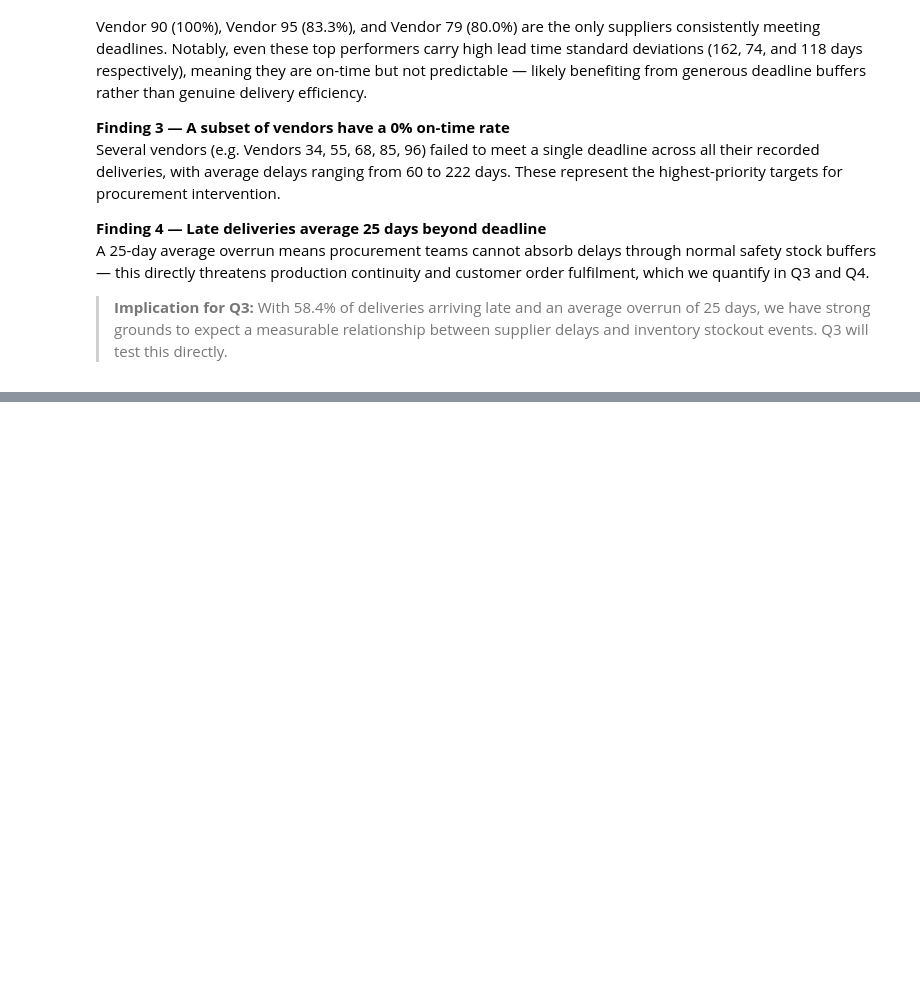
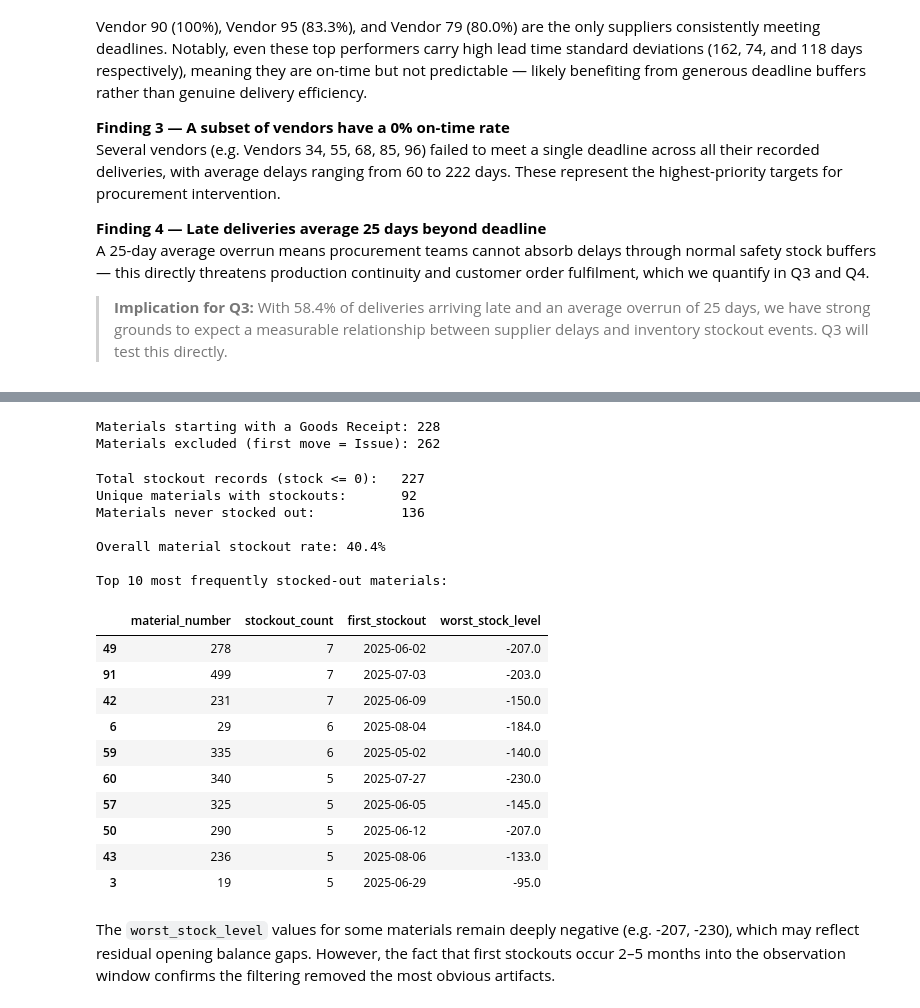
Before and after one commit to Muhammad-Umer-Riaz/data-analyst-portfolio, a Jupyter notebook: Supplier_Performance_Analysis/supplier_performance_analysis.ipynb, the cells around one changed output, grey strips where cells are left out. Cells and saved outputs as stored; diff of their text form; code cells hidden in the pictures; blank space fills up the shorter version.

```diff
--- a/Supplier_Performance_Analysis/supplier_performance_analysis.ipynb
+++ b/Supplier_Performance_Analysis/supplier_performance_analysis.ipynb
@@ -671,0 +770,77 @@ A 25-day average overrun means procurement teams cannot absorb delays through no
+# %%
+# ── Filter out materials whose first movement is a Goods Issue ────────────────
+# These are drawing on invisible opening stock — not genuine stockouts
+first_movements = (
+    df_mov.sort_values(['material_number', 'date'])
+          .groupby('material_number')
+          .first()
+          .reset_index()[['material_number', 'movement_type']]
+)
+
+materials_starting_with_receipt = first_movements[
+    first_movements['movement_type'] == 'Goods Receipt'
+]['material_number'].tolist()
+
+df_mov_filtered = df_mov[
+    df_mov['material_number'].isin(materials_starting_with_receipt)
+].copy()
+
+print(f"Materials starting with a Goods Receipt: {len(materials_starting_with_receipt):,}")
+print(f"Materials excluded (first move = Issue): "
+      f"{df_mov['material_number'].nunique() - len(materials_starting_with_receipt):,}")
+# %% [output]
+Materials starting with a Goods Receipt: 228
+Materials excluded (first move = Issue): 262
+# %%
+# ── Extract stockout records ──────────────────────────────────────────────────
+df_stockout_events = df_mov_filtered[df_mov_filtered['running_stock'] <= 0].copy()
+
+print(f"Total stockout records (stock <= 0):   {len(df_stockout_events):,}")
+print(f"Unique materials with stockouts:       "
+      f"{df_stockout_events['material_number'].nunique():,}")
+print(f"Materials never stocked out:           "
+      f"{df_mov_filtered['material_number'].nunique() - df_stockout_events['material_number'].nunique():,}")
+
+# ── Summarise at material level ───────────────────────────────────────────────
+df_material_stockouts = (
+    df_stockout_events.groupby('material_number')
+    .agg(
+        stockout_count     = ('date', 'count'),
+        first_stockout     = ('date', 'min'),
+        worst_stock_level  = ('running_stock', 'min'),
+    )
+    .reset_index()
+    .sort_values('stockout_count', ascending=False)
+)
+
+# Flag all materials with whether they ever stocked out
+all_materials = df_mov_filtered['material_number'].unique()
+df_material_stockouts_flag = pd.DataFrame({'material_number': all_materials})
+df_material_stockouts_flag['had_stockout'] = df_material_stockouts_flag[
+    'material_number'].isin(df_stockout_events['material_number'])
+
+stockout_rate = df_material_stockouts_flag['had_stockout'].mean() * 100
+print(f"\nOverall material stockout rate: {stockout_rate:.1f}%")
+print(f"\nTop 10 most frequently stocked-out materials:")
+display(df_material_stockouts.head(10))
+# %% [output]
+Total stockout records (stock <= 0):   227
+Unique materials with stockouts:       92
+Materials never stocked out:           136
+
+Overall material stockout rate: 40.4%
+
+Top 10 most frequently stocked-out materials:
+|  | material_number | stockout_count | first_stockout | worst_stock_level |
+| 49 | 278 | 7 | 2025-06-02 | -207.0 |
+| 91 | 499 | 7 | 2025-07-03 | -203.0 |
+| 42 | 231 | 7 | 2025-06-09 | -150.0 |
+| 6 | 29 | 6 | 2025-08-04 | -184.0 |
+| 59 | 335 | 6 | 2025-05-02 | -140.0 |
+| 60 | 340 | 5 | 2025-07-27 | -230.0 |
+| 57 | 325 | 5 | 2025-06-05 | -145.0 |
+| 50 | 290 | 5 | 2025-06-12 | -207.0 |
+| 43 | 236 | 5 | 2025-08-06 | -133.0 |
+| 3 | 19 | 5 | 2025-06-29 | -95.0 |
+# %% [markdown]
+The `worst_stock_level` values for some materials remain deeply negative (e.g. -207, -230), which may reflect residual opening balance gaps. However, the fact that first stockouts occur 2–5 months into the observation window confirms the filtering removed the most obvious artifacts.
```
Also changed, not shown: parts of 23 cells of this notebook.
